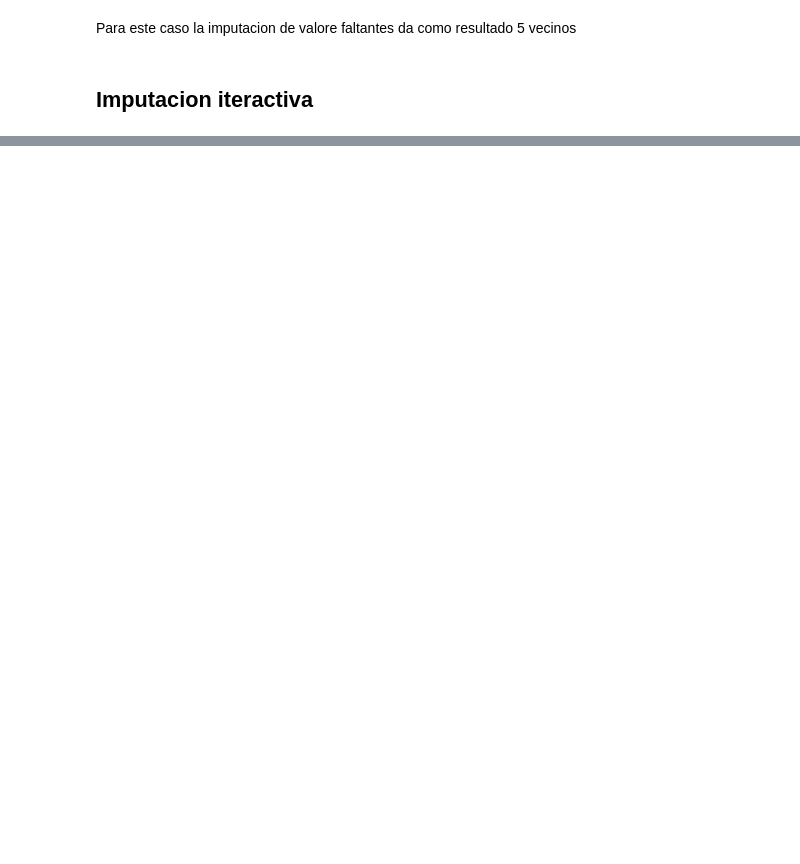
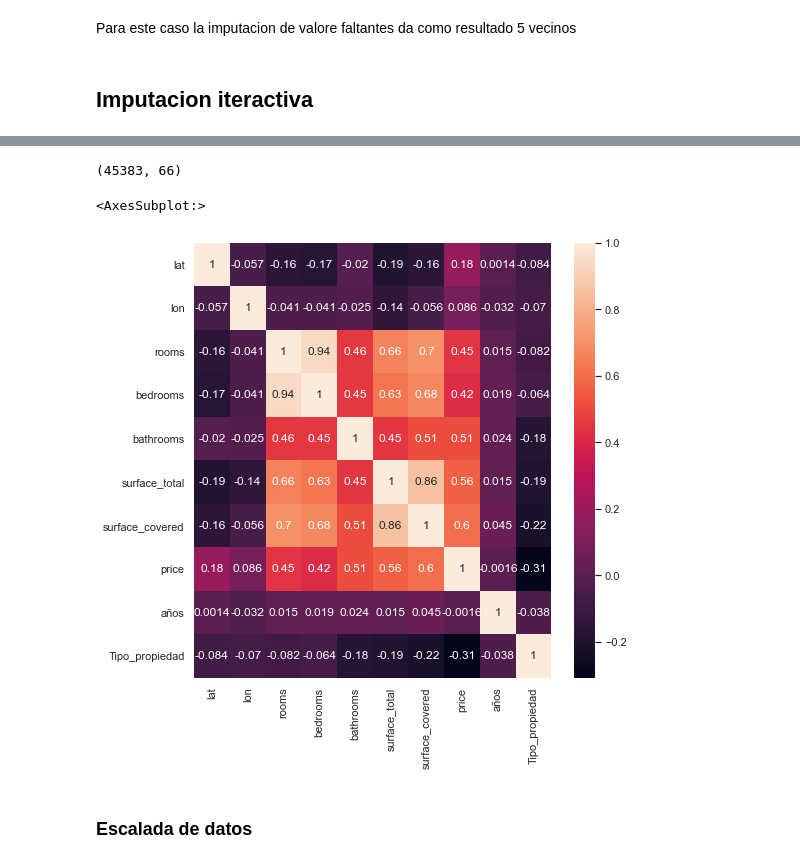
Before and after one commit to jimmyibanez/project_property2, a Jupyter notebook: Project_2.ipynb, the cells around one changed output, grey strips where cells are left out. Drawn from its saved outputs; the diff is of its cells as text; code cells hidden in the pictures; blank space fills up the shorter version.

Commit message:
Escalada de datos

```diff
--- a/Project_2.ipynb
+++ b/Project_2.ipynb
@@ -862,0 +863,4 @@ dp.shape
+# %%
+dp["año"]= pd.DatetimeIndex(dp["fechas"]).year
+dp.drop("fechas",axis=1,inplace=True)
+dp.head()
@@ -862,0 +874,6 @@ dp.shape
+# %%
+Labelencoder = LabelEncoder()
+Labelencoder.fit(dp["año"])
+dp["años"] = Labelencoder.transform(dp["año"])
+dp.drop("año", axis=1, inplace=True)
+dp.head(10)
@@ -862,0 +892,5 @@ dp.shape
+# %%
+Labelencoder= LabelEncoder()
+Labelencoder.fit(dp["property_type"])
+dp["Tipo_propiedad"]=Labelencoder.transform(dp["property_type"])
+dp.drop("property_type",axis=1,inplace=True)
@@ -862,0 +920,3 @@ dp.shape
+# %%
+dp = pd.get_dummies(data=dp,prefix="barrio",columns=["l3"],drop_first=True)
+dp.head()
@@ -862,0 +946,14 @@ dp.shape
+# %%
+dp.shape
+# %% [output]
+(45383, 66)
+# %%
+fig =plt.subplots(figsize=(8,8))
+dataset_prob=dp[["lat","lon","rooms","bedrooms","bathrooms","surface_total","surface_covered","price","años","Tipo_propiedad"]]
+dataset_prob.head()
+sns.heatmap(dataset_prob.corr(), annot=True)
+# %% [output]
+<AxesSubplot:>
+[figure, added]
+# %% [markdown]
+### Escalada de datos
```
Also changed, not shown: parts of 102 cells of this notebook.
